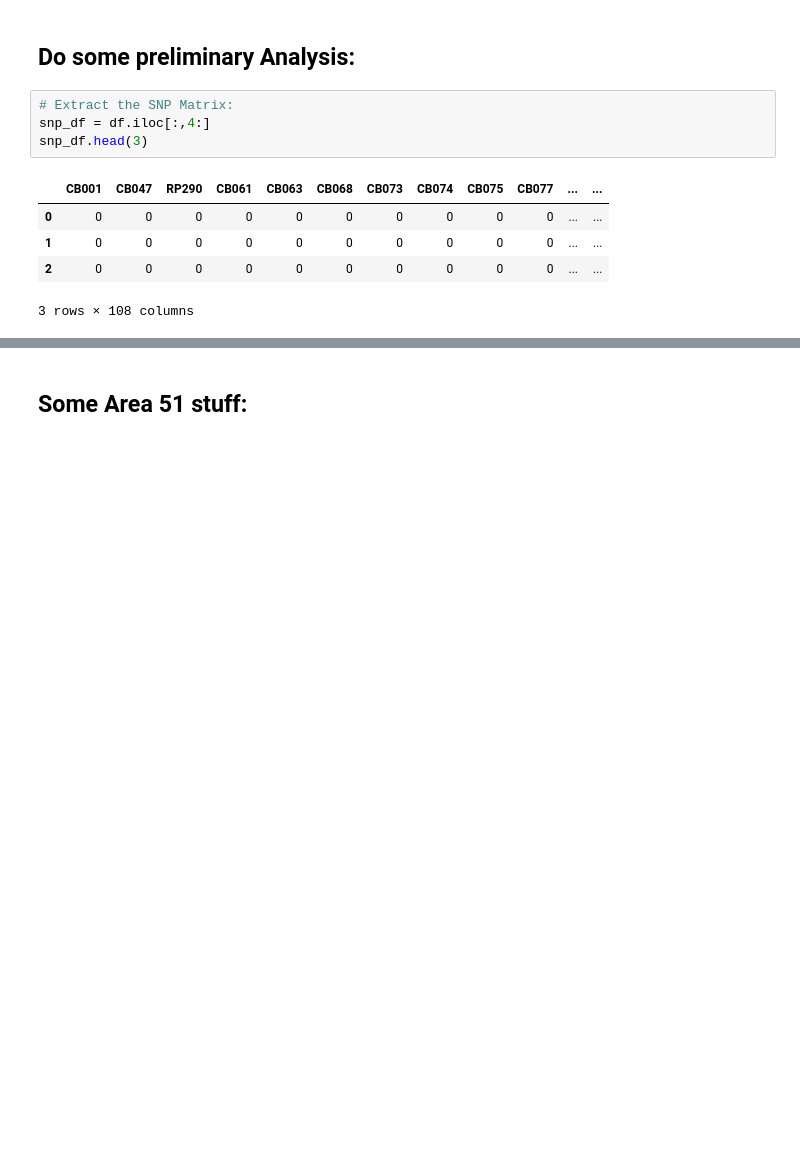
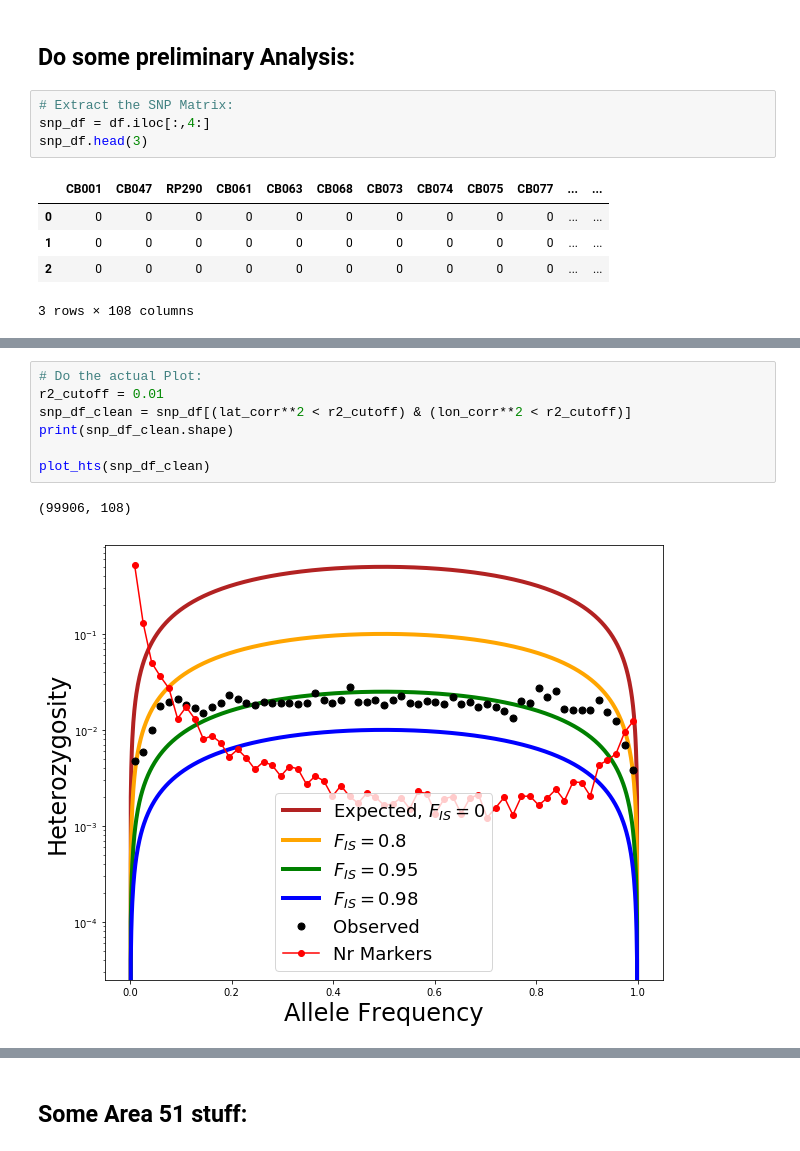
Before and after one commit to hringbauer/Boechera_Analysis, a Jupyter notebook: snp_freqs.ipynb, the cells around one changed output, grey strips where cells are left out. Cells and saved outputs as stored; diff of their text form; blank space fills up the shorter version.

```diff
--- a/snp_freqs.ipynb
+++ b/snp_freqs.ipynb
@@ -103,0 +179,10 @@ plt.show()
+# %%
+# Do the actual Plot:
+r2_cutoff = 0.01
+snp_df_clean = snp_df[(lat_corr**2 < r2_cutoff) & (lon_corr**2 < r2_cutoff)]
+print(snp_df_clean.shape)
+
+plot_hts(snp_df_clean)
+# %% [output]
+(99906, 108)
+[figure, added]
```
Also changed, not shown: parts of 20 cells of this notebook, 1 other file.
